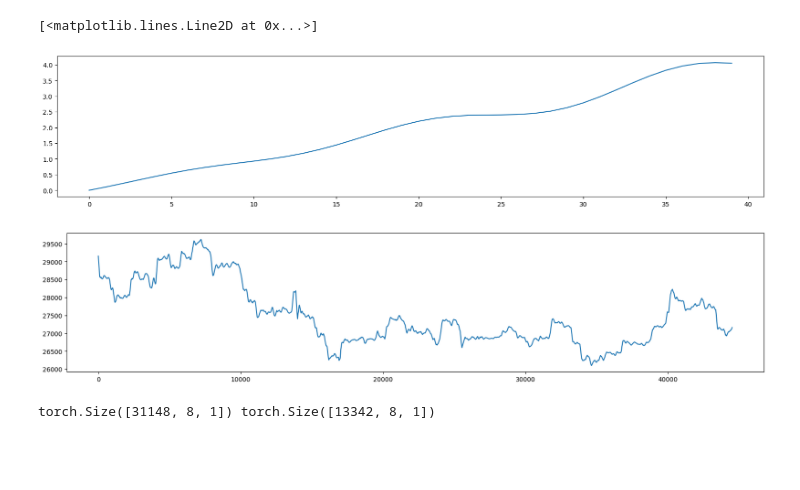
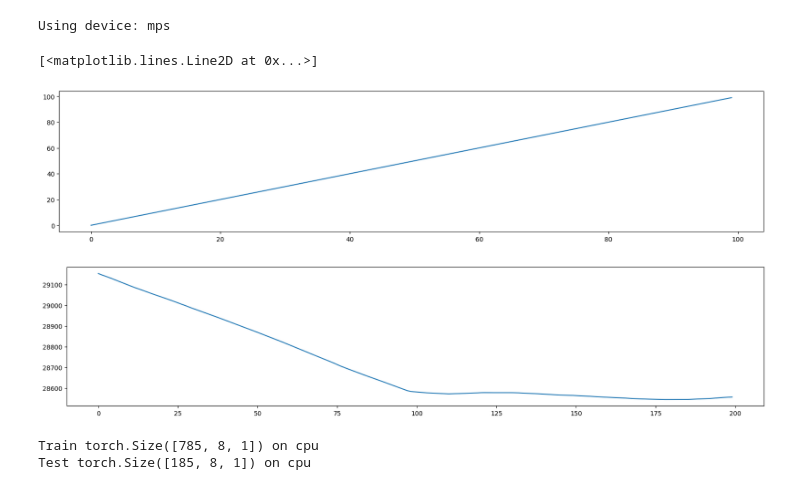
Before and after one commit to binrey/MLTR, a Jupyter notebook: lstm.ipynb, the cells around one changed output. Saved outputs shown, nothing was run; the diff lists cells and outputs as text; code cells hidden in the pictures; blank space fills up the shorter version.

```diff
--- a/lstm.ipynb
+++ b/lstm.ipynb
@@ -9,6 +9,12 @@ import torch.optim as optim
 import torch.utils.data as data
 
 plt.rcParams['figure.figsize'] = [20, 4]
+
+# Set the device
+device = "mps" if torch.backends.mps.is_available() else "cpu"
+print(f"Using device: {device}")
+# %% [output]
+Using device: mps
 # %%
 class DataGenerator:
     def __init__(self, f):
@@ -18,18 +24,21 @@ class DataGenerator:
         y = np.array(self.f(np.arange(n)), dtype=np.float32)
         return y
 
-dgen = DataGenerator(lambda x: 0.1*x+x*0.01*np.sin(x/16*2*np.pi))
-plt.plot(dgen(40))
+f1 = lambda x: 0.1*x+x*0.01*np.sin(x/16*2*np.pi)
+f2 = lambda x: x
+dgen = DataGenerator(f2)
+timeseries = dgen(100).reshape(-1, 1)
+plt.plot(timeseries)
 # %% [output]
 [<matplotlib.lines.Line2D at 0x...>]
-[figure, old version]
+[figure, new version]
 # %%
 df = pd.read_csv("./data/BTCUSD_PERP-1m-2023-05.csv")
-timeseries = df[["close"]].rolling(120).mean().values.astype('float32')[120:]
+timeseries = df[["close"]].rolling(120).mean().values.astype('float32')[120:320]
 
 plt.plot(timeseries);
 # %% [output]
-[figure, old version]
+[figure, new version]
 # %%
 def filter_dset(dset, dt, dp):
     ids = []
@@ -55,14 +64,14 @@ def create_dset(dset, lookback, ids=None):
         i -= lookback-1
         feature = dset[i:i+lookback]
         target = dset[i+1:i+lookback+1].copy()
-        target[-1] = dset[i+2*lookback-1] #(dset[i+1:i+lookback+1] - dset[i:i+lookback])/dset[i:i+lookback]
+        # target[-1] = dset[i+2*lookback-1] #(dset[i+1:i+lookback+1] - dset[i:i+lookback])/dset[i:i+lookback]
         X.append(feature)
         y.append(target)
     return torch.tensor(X), torch.tensor(y)
 
 
 # train-test split for time series
-train_size = int(len(timeseries) * 0.7)
+train_size = int(len(timeseries) * 0.8)
 test_size = len(timeseries) - train_size
 train, test = timeseries[:train_size], timeseries[train_size:]
 
@@ -71,7 +80,9 @@ dp = 0.006
 X_train, y_train = create_dset(train, lookback=lookback, ids=None)#filter_dset(train, lookback, dp))
 X_test, y_test = create_dset(test, lookback=lookback, ids=None)#ffilter_dset(test, lookback, dp))
 train_size, test_size = y_train.shape[0], y_test.shape[0]
-print(y_train.shape, y_test.shape)
+print(f"Train {y_train.shape} on {y_train.device}")
+print(f"Test {y_test.shape} on {y_test.device}")
 # %% [output]
-torch.Size([31148, 8, 1]) torch.Size([13342, 8, 1])
+Train torch.Size([785, 8, 1]) on cpu
+Test torch.Size([185, 8, 1]) on cpu
 # %%
```
Also changed, not shown: parts of 10 cells of this notebook, 1 other file.
